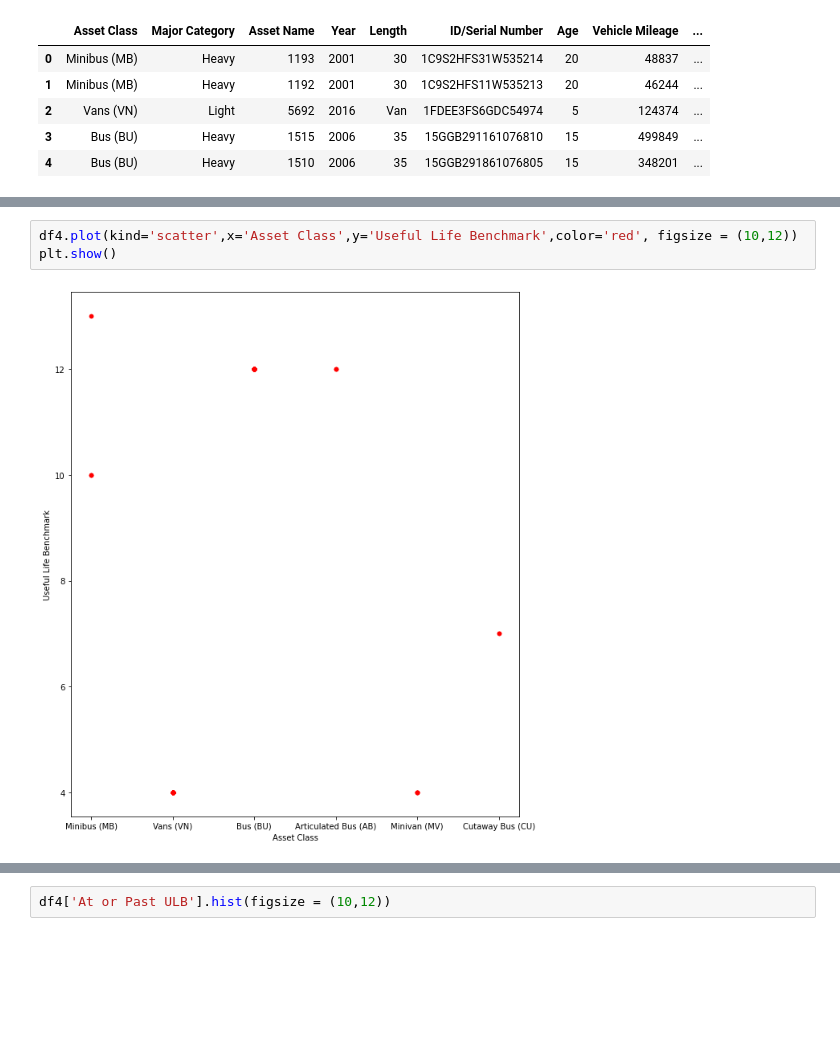
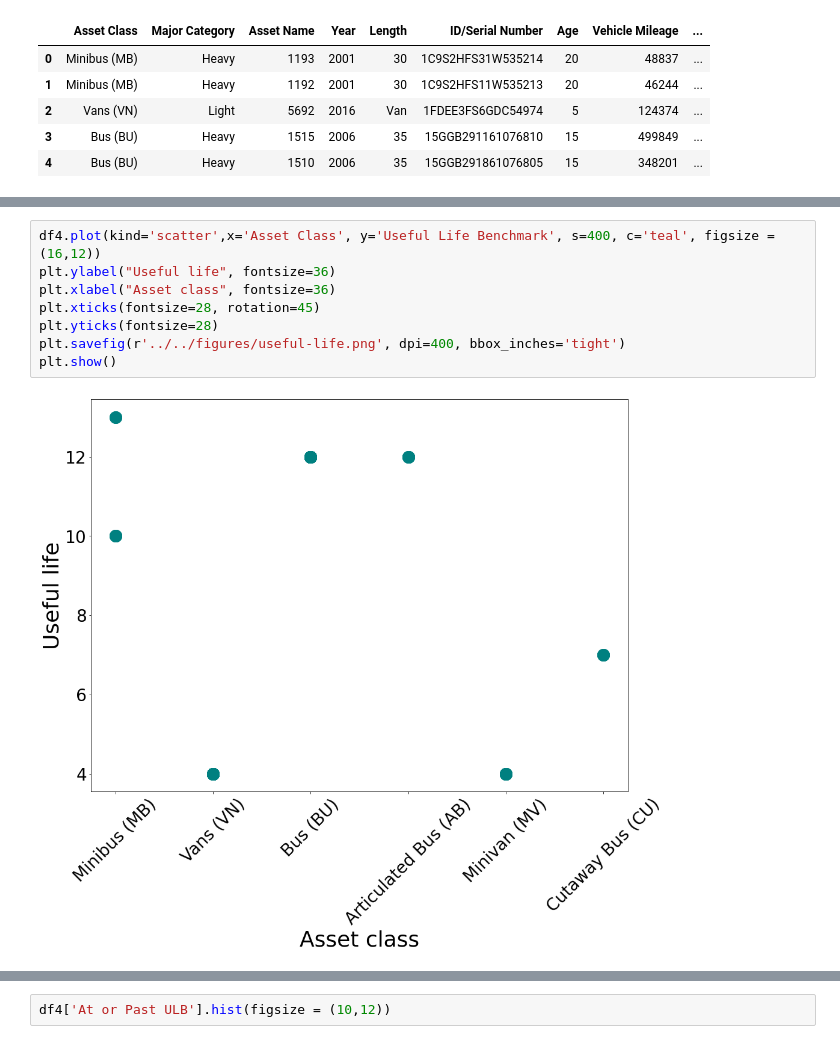
Before and after one commit to narslab/transit-electrification-futures, a Jupyter notebook: bin/jupyter/vehicles.ipynb, the cells around one changed output, grey strips where cells are left out. Drawn from its saved outputs; the diff is of its cells as text; blank space fills up the shorter version.

```diff
--- a/bin/jupyter/vehicles.ipynb
+++ b/bin/jupyter/vehicles.ipynb
@@ -59,5 +81,10 @@ df4['Major Category'].hist(figsize = (10,12))
 # %%
-df4.plot(kind='scatter',x='Asset Class',y='Useful Life Benchmark',color='red', figsize = (10,12))
+df4.plot(kind='scatter',x='Asset Class', y='Useful Life Benchmark', s=400, c='teal', figsize = (16,12))
+plt.ylabel("Useful life", fontsize=36)
+plt.xlabel("Asset class", fontsize=36)
+plt.xticks(fontsize=28, rotation=45)
+plt.yticks(fontsize=28)
+plt.savefig(r'../../figures/useful-life.png', dpi=400, bbox_inches='tight')
 plt.show()
 # %% [output]
-[figure, old version]
+[figure, new version]
```
Also changed, not shown: parts of 15 cells of this notebook, 38 other files.
